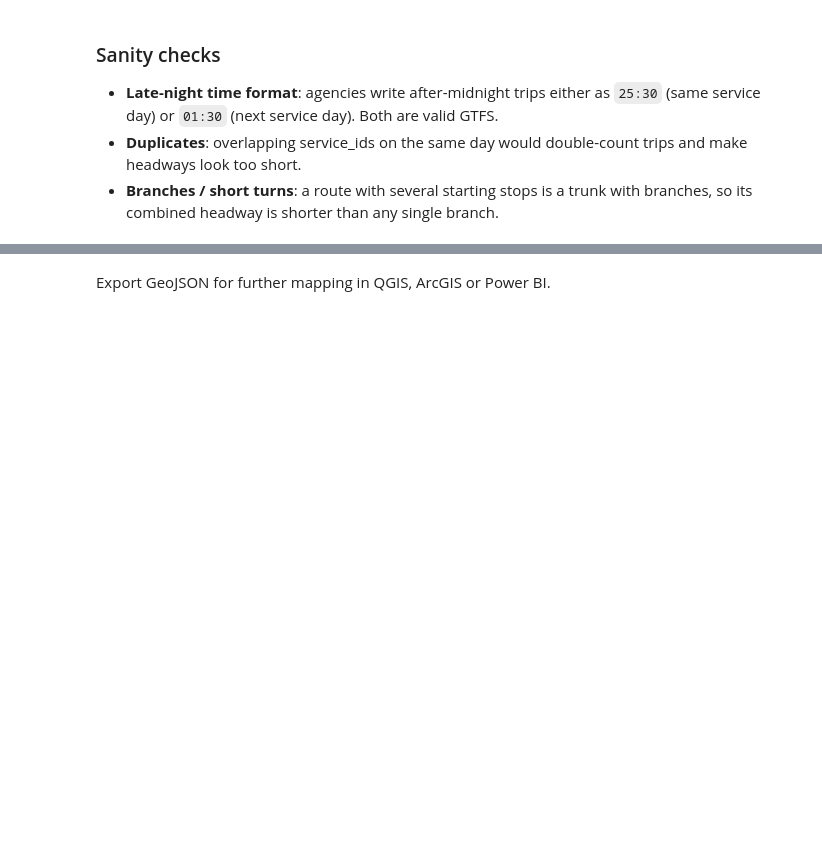
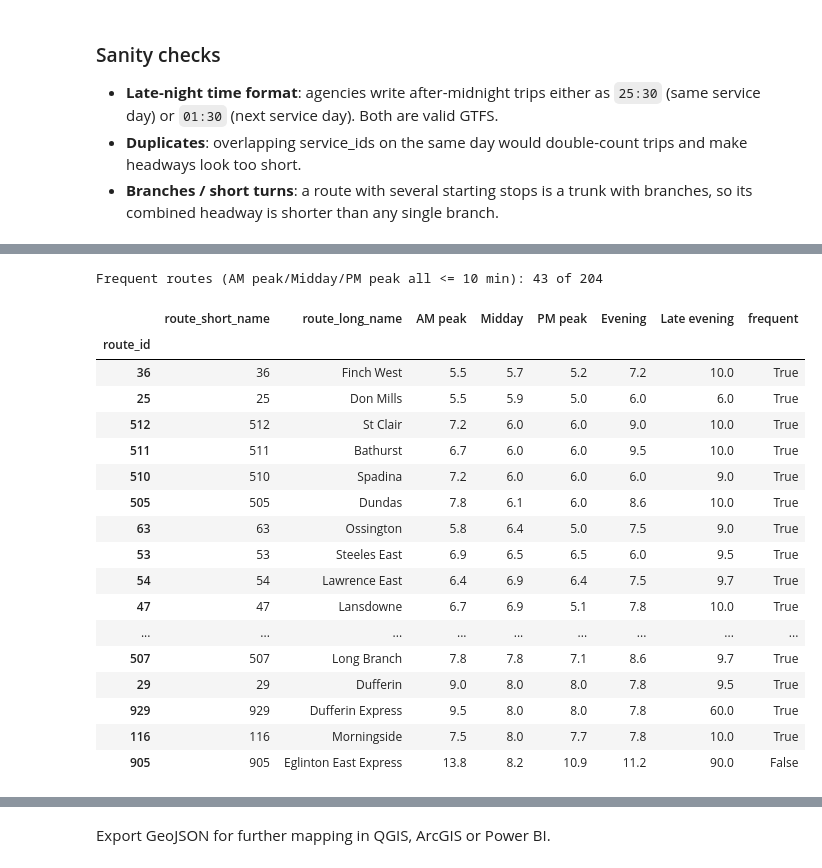
Before and after one commit to catyingyingcoco/ttc-bus-reliability, a Jupyter notebook: notebooks/03_schedule_analysis_en.ipynb, the cells around one changed output, grey strips where cells are left out. Drawn from its saved outputs; the diff is of its cells as text; code cells hidden in the pictures; blank space fills up the shorter version.

Commit message:
Add README, study routes and trunk/branch baseline

```diff
--- a/notebooks/03_schedule_analysis_en.ipynb
+++ b/notebooks/03_schedule_analysis_en.ipynb
@@ -101,12 +116,12 @@ first = (
 first["dep_min"] = to_minutes(first["departure_time"])
 first = first.merge(day_trips[["trip_id", "route_id", "direction_id"]], on="trip_id")
 
-def period_of(minutes):
-    h = minutes / 60
-    for name, (a, b) in PERIODS.items():
-        if a <= h < b:
-            return name
-    return None
+# Period edges in minutes (periods are contiguous: each one ends where the next starts)
+edges = [a * 60 for a, _ in PERIODS.values()] + [list(PERIODS.values())[-1][1] * 60]
 
-first["period"] = first["dep_min"].apply(period_of)
+def assign_period(minutes):
+    # [start, end): 9:00 belongs to Midday, not AM peak
+    return pd.cut(minutes, bins=edges, labels=list(PERIODS), right=False).astype("object")
+
+first["period"] = assign_period(first["dep_min"])
 first[["trip_id", "route_id", "direction_id", "departure_time", "period"]].head()
@@ -142,26 +186,56 @@ Headway = period length / number of trips departing in that period. Each route h
 # %%
+stt = (
+    st.dropna(subset=["departure_time"])                     # timed stops only
+      .merge(day_trips[["trip_id", "route_id", "direction_id"]], on="trip_id")
+)
+stt["period"] = assign_period(to_minutes(stt["departure_time"]))
+
+per_stop = (
+    stt.dropna(subset=["period"])
+       .groupby(["route_id", "direction_id", "period", "stop_id"])
+       .size().rename("trips").reset_index()
+)
 counts = (
-    first.dropna(subset=["period"])
-         .groupby(["route_id", "direction_id", "period"])
-         .size().rename("trips").reset_index()
+    per_stop.groupby(["route_id", "direction_id", "period"])["trips"]
+            .median().reset_index()                          # typical stop on the route
 )
 counts["period_min"] = counts["period"].map(lambda p: (PERIODS[p][1] - PERIODS[p][0]) * 60)
 counts["headway_min"] = counts["period_min"] / counts["trips"]
 
 hw = (
     counts.groupby(["route_id", "period"])["headway_min"].max()   # worse of the two directions
           .unstack("period")
           .reindex(columns=list(PERIODS))
 )
 hw = (
     routes.set_index("route_id")[["route_short_name", "route_long_name"]]
           .join(hw, how="right")
           .round(1)
 )
 hw["frequent"] = hw[CORE_PERIODS].le(FREQUENT_MIN).all(axis=1)   # no service (NaN) = not frequent
 
 print(f"Frequent routes ({'/'.join(CORE_PERIODS)} all <= {FREQUENT_MIN} min): {hw['frequent'].sum()} of {len(hw)}")
 hw.sort_values("Midday").head(20)
+# %% [output]
+Frequent routes (AM peak/Midday/PM peak all <= 10 min): 43 of 204
+|  | route_short_name | route_long_name | AM peak | Midday | PM peak | Evening | Late evening | frequent |
+| route_id |  |  |  |  |  |  |  |  |
+| 36 | 36 | Finch West | 5.5 | 5.7 | 5.2 | 7.2 | 10.0 | True |
+| 25 | 25 | Don Mills | 5.5 | 5.9 | 5.0 | 6.0 | 6.0 | True |
+| 512 | 512 | St Clair | 7.2 | 6.0 | 6.0 | 9.0 | 10.0 | True |
+| 511 | 511 | Bathurst | 6.7 | 6.0 | 6.0 | 9.5 | 10.0 | True |
+| 510 | 510 | Spadina | 7.2 | 6.0 | 6.0 | 6.0 | 9.0 | True |
+| 505 | 505 | Dundas | 7.8 | 6.1 | 6.0 | 8.6 | 10.0 | True |
+| 63 | 63 | Ossington | 5.8 | 6.4 | 5.0 | 7.5 | 9.0 | True |
+| 53 | 53 | Steeles East | 6.9 | 6.5 | 6.5 | 6.0 | 9.5 | True |
+| 54 | 54 | Lawrence East | 6.4 | 6.9 | 6.4 | 7.5 | 9.7 | True |
+| 47 | 47 | Lansdowne | 6.7 | 6.9 | 5.1 | 7.8 | 10.0 | True |
+| ... | ... | ... | ... | ... | ... | ... | ... | ... |
+| 507 | 507 | Long Branch | 7.8 | 7.8 | 7.1 | 8.6 | 9.7 | True |
+| 29 | 29 | Dufferin | 9.0 | 8.0 | 8.0 | 7.8 | 9.5 | True |
+| 929 | 929 | Dufferin Express | 9.5 | 8.0 | 8.0 | 7.8 | 60.0 | True |
+| 116 | 116 | Morningside | 7.5 | 8.0 | 7.7 | 7.8 | 10.0 | True |
+| 905 | 905 | Eglinton East Express | 13.8 | 8.2 | 10.9 | 11.2 | 90.0 | False |
 # %%
 hw.to_csv(OUT / f"scheduled_headway_{SERVICE_DATE}.csv")
 
```
Also changed, not shown: parts of 32 cells of this notebook, 5 other files.
